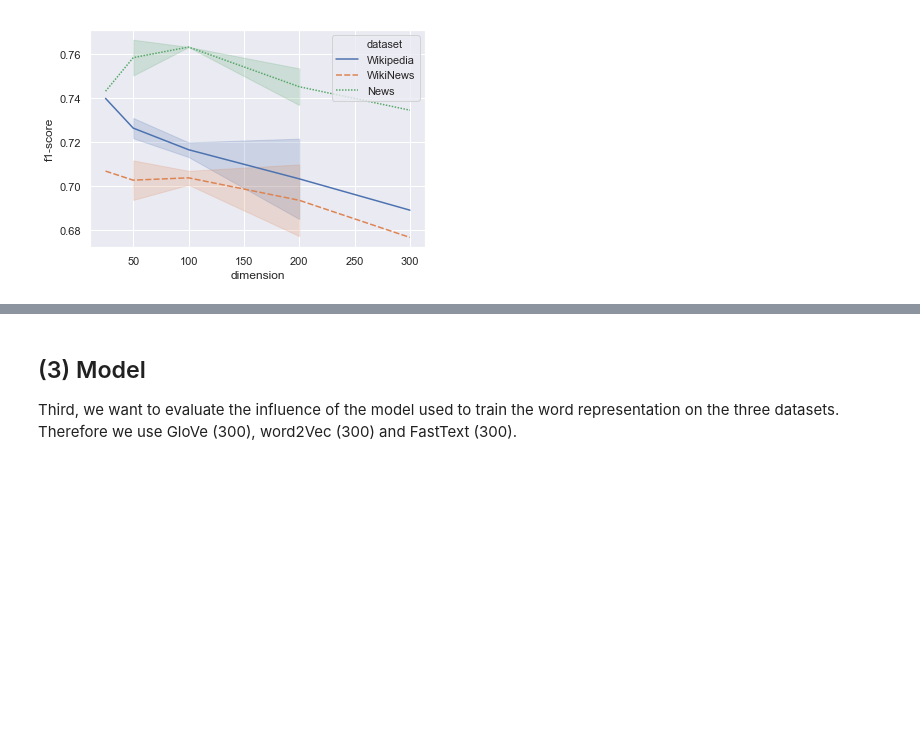
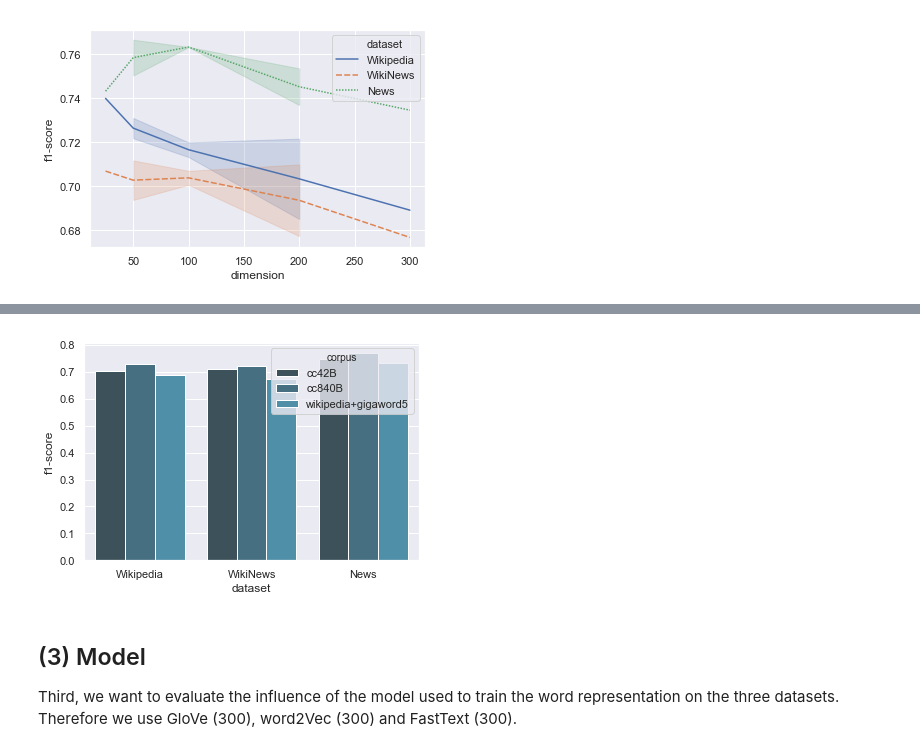
Before and after one commit to kristiankolthoff/CoWoPhId, a Jupyter notebook: python/word_embeddings_experiments.ipynb, the cells around one changed output, grey strips where cells are left out. Saved outputs shown, nothing was run; the diff lists cells and outputs as text; code cells hidden in the pictures; blank space fills up the shorter version.

```diff
--- a/python/word_embeddings_experiments.ipynb
+++ b/python/word_embeddings_experiments.ipynb
@@ -496,0 +430,40 @@ corpus_plot.savefig('D:/workspace_python/CoWoReId/dim_plot_corpus.pdf')
+# %%
+from ngram_representation import ngram_repr_bow_mean
+from ngram_representation import missing_strat_random
+
+d_models = [model for model in models
+              if model.dimension == 300]
+data = datasets
+
+ngram_repr = ngram_repr_bow_mean
+missing_strat = missing_strat_random
+
+print('Generating features...')
+
+features_data = [FeatureSet(model, d,
+                        generate_embedding_feat(d.train, model.model, ngram_repr, missing_strat),
+                        generate_embedding_feat(d.test, model.model, ngram_repr, missing_strat))
+                 for model in d_models
+                 for d in datasets]
+
+print(len(features_data))
+print('Evaluating features...')
+results = [Result(fs.model, fs.dataset, average_classification_f1(fs.featTrain, fs.featTest)) for fs in features_data]
+# %%
+import seaborn as sns
+import pandas as pd
+import matplotlib.pyplot as plt
+
+sns.set(style="darkgrid", palette="GnBu_d")
+
+corpus_data_300 = [{'dimension' : result.model.dimension,
+                    'dataset' : result.dataset.name, 'corpus': result.model.corpus , 'f1-score' : result.measure[0]}
+                   for result in results]
+corpus_data_300 = pd.DataFrame.from_records(corpus_data_300)
+
+corpus_plot_300 = sns.barplot(x="dataset", y="f1-score",
+             hue="corpus",
+             data=corpus_data_300)
+plt.show(corpus_plot_300)
+# %% [output]
+[figure, added]
```
Also changed, not shown: parts of 44 cells of this notebook.
